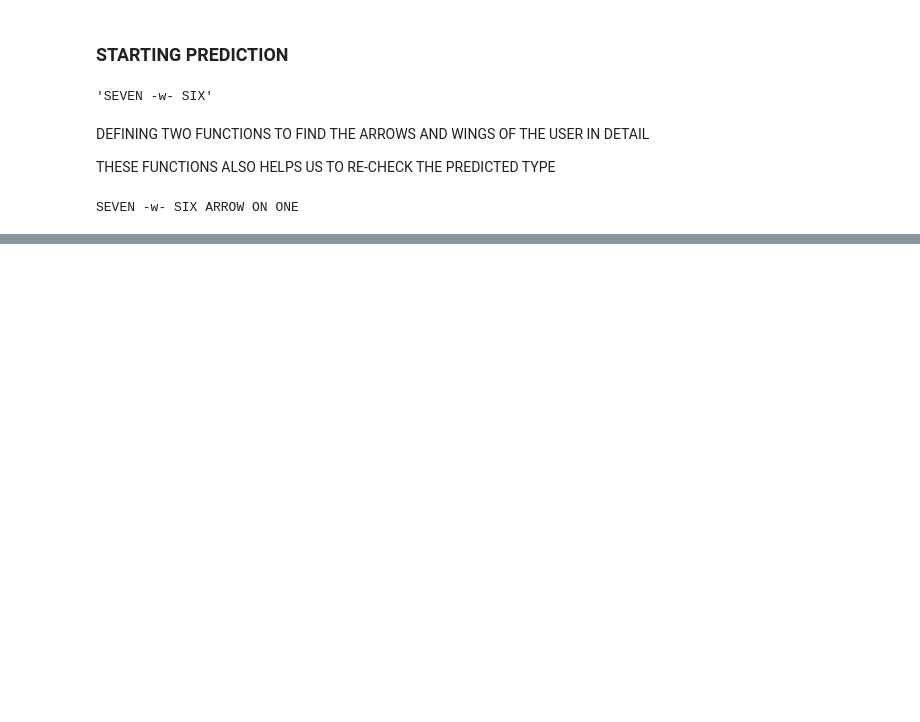
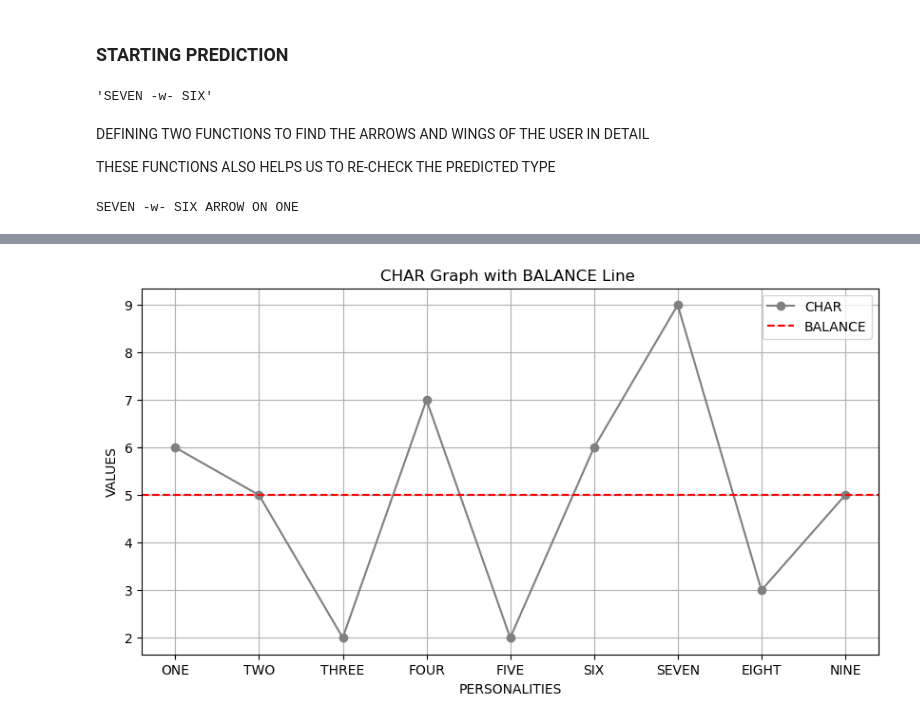
Before and after one commit to AZADS98/Personality-identification-Raw, a Jupyter notebook: ALEV .ipynb, the cells around one changed output, grey strips where cells are left out. Cells and saved outputs as stored; diff of their text form; code cells hidden in the pictures; blank space fills up the shorter version.

```diff
--- a/ALEV .ipynb
+++ b/ALEV .ipynb
@@ -393,0 +413,18 @@ SEVEN -w- SIX ARROW ON ONE
+# %%
+# CODE FOR LINE GRAPH
+
+categories = ['ONE', 'TWO', 'THREE', 'FOUR', 'FIVE', 'SIX', 'SEVEN', 'EIGHT', 'NINE']
+values = [one, two, three, four, five, six, seven, eight, nine]
+
+# Plotting the line graph
+plt.figure(figsize=(10, 5))
+plt.plot(categories, values, marker='o', color='GRAY', label='CHAR')
+plt.axhline(y=5, color='r', linestyle='--', label='BALANCE')
+plt.xlabel('PERSONALITIES')
+plt.ylabel('VALUES')
+plt.title('CHAR Graph with BALANCE Line ')
+plt.legend()
+plt.grid(True)
+plt.show()
+# %% [output]
+[figure, added]
```
Also changed, not shown: parts of 2 cells of this notebook.
